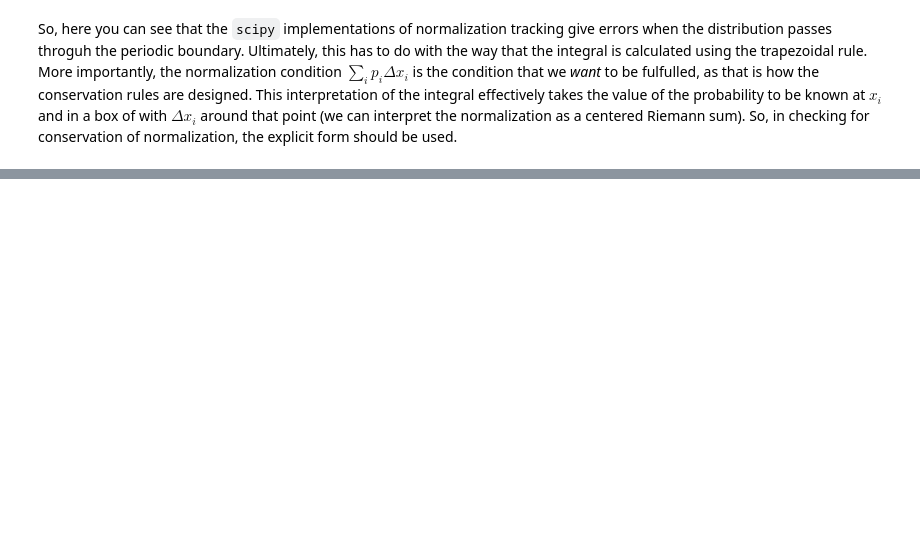
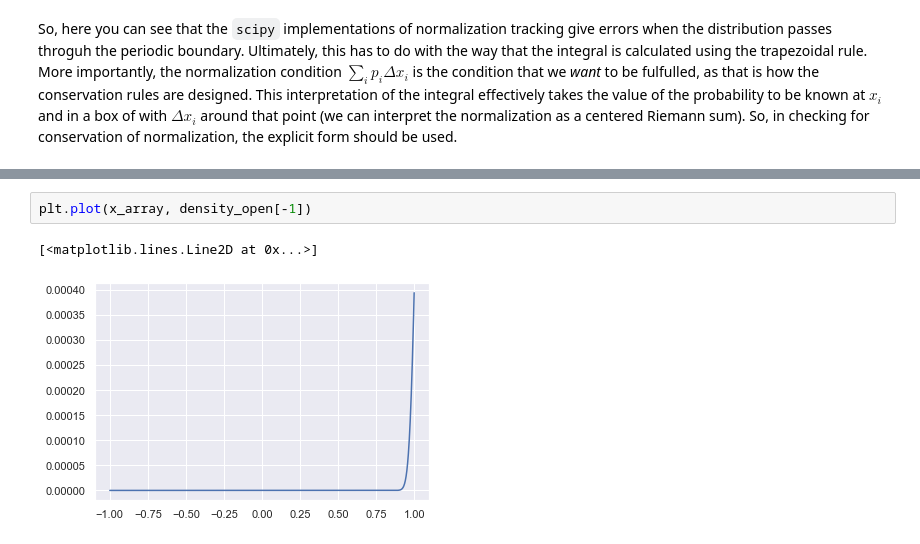
Before and after one commit to StevenJLarge/FokkerPlanck, a Jupyter notebook: notebooks/01-slarge-advection.ipynb, the cells around one changed output, grey strips where cells are left out. Drawn from its saved outputs; the diff is of its cells as text; blank space fills up the shorter version.

```diff
--- a/notebooks/01-slarge-advection.ipynb
+++ b/notebooks/01-slarge-advection.ipynb
@@ -252,0 +253,5 @@ plt.tight_layout()
+# %%
+plt.plot(x_array, density_open[-1])
+# %% [output]
+[<matplotlib.lines.Line2D at 0x...>]
+[figure, added]
```
Also changed, not shown: parts of 4 cells of this notebook, 1 other file.
